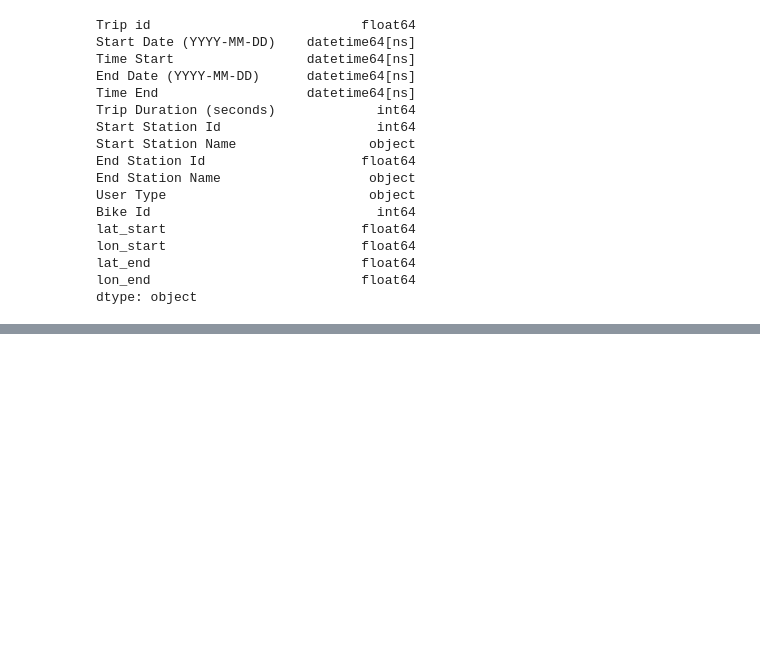
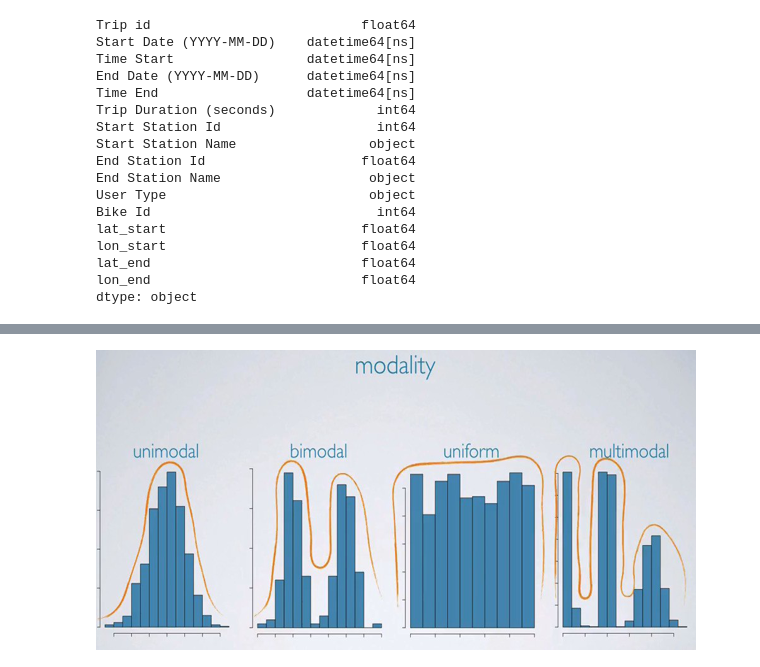
Before and after one commit to ConstCorrectness/toronto-bikeshare-2024, a Jupyter notebook: main.ipynb, the cells around one changed output, grey strips where cells are left out. Saved outputs shown, nothing was run; the diff lists cells and outputs as text; code cells hidden in the pictures; blank space fills up the shorter version.

```diff
--- a/main.ipynb
+++ b/main.ipynb
@@ -614,0 +597,9 @@ plt.savefig('images/fig3.png')
+# %%
+
+
+url = 'https://raw.githubusercontent.com/leonkag/Statistics0/main/UniBiMultiModal.jpg'
+page = requests.get(url)
+img = Image.open(BytesIO(page.content))
+img.resize((600, 300))
+# %% [output]
+[figure, added]
```
Also changed, not shown: parts of 24 cells of this notebook, 8 other files.
